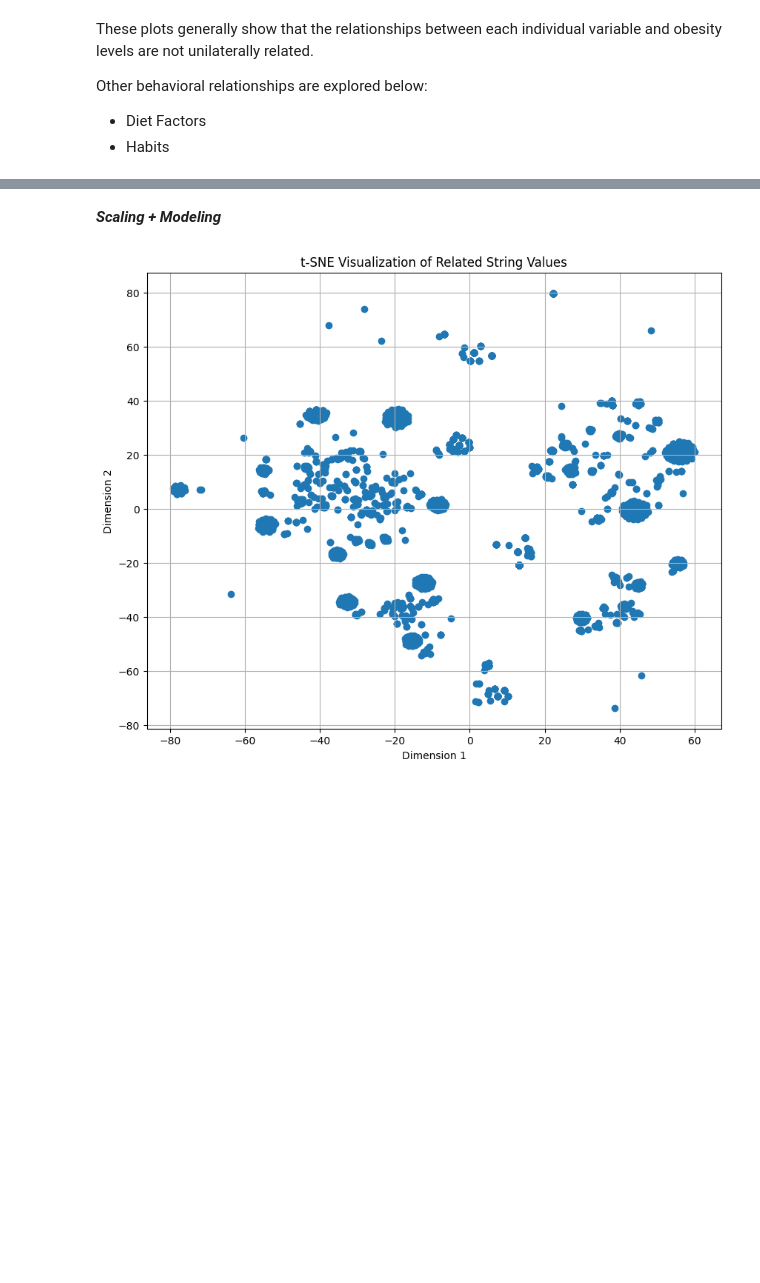
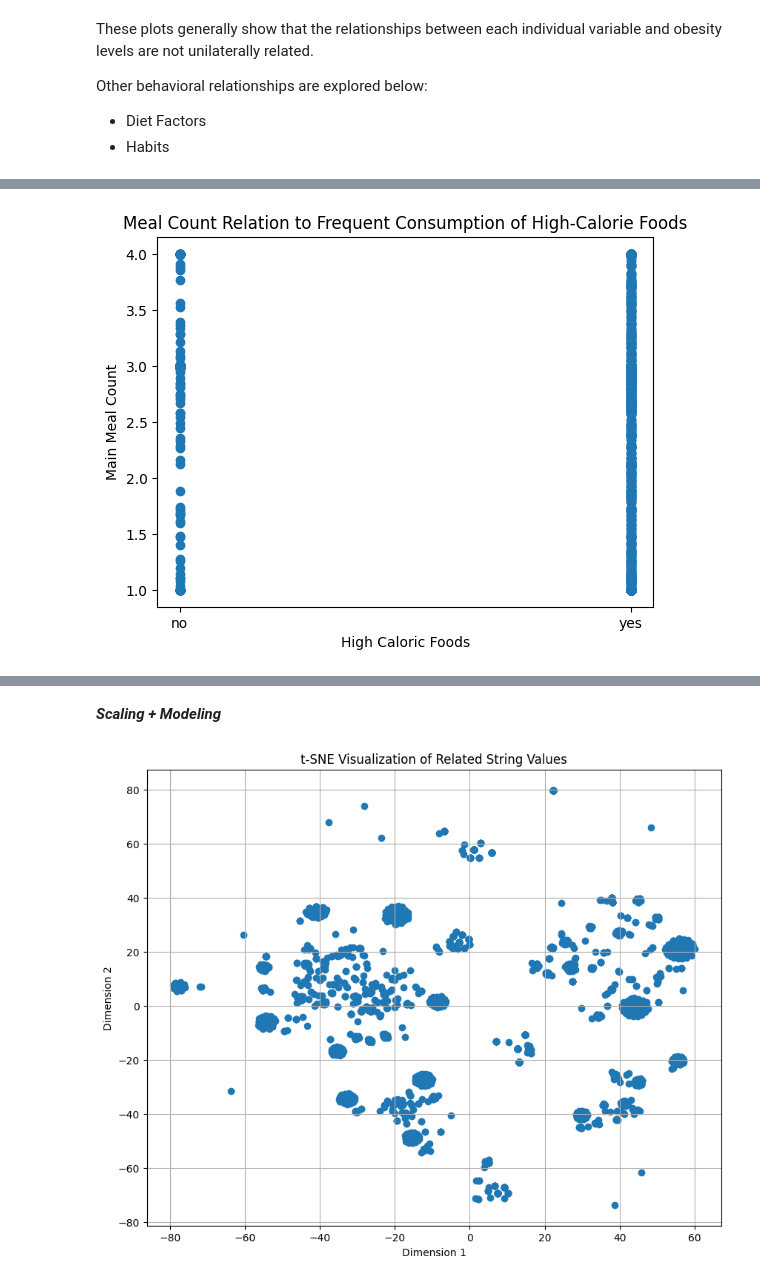
Before and after one commit to joliebao/TCS-Data-Science-Obesity, a Jupyter notebook: TCS_DataScience_Obesity.ipynb, the cells around one changed output, grey strips where cells are left out. Saved outputs shown, nothing was run; the diff lists cells and outputs as text; code cells hidden in the pictures; blank space fills up the shorter version.

```diff
--- a/TCS_DataScience_Obesity.ipynb
+++ b/TCS_DataScience_Obesity.ipynb
@@ -466,0 +494,8 @@ Alternative Hypothesis: The most important behavioral contributors to obesity ar
+# %%
+plt.scatter(df['FAVC'], df['NCP'])
+plt.xlabel("High Caloric Foods")
+plt.ylabel("Main Meal Count")
+plt.title("Meal Count Relation to Frequent Consumption of High-Calorie Foods")
+plt.show()
+# %% [output]
+[figure, added]
```
Also changed, not shown: parts of 27 cells of this notebook.
